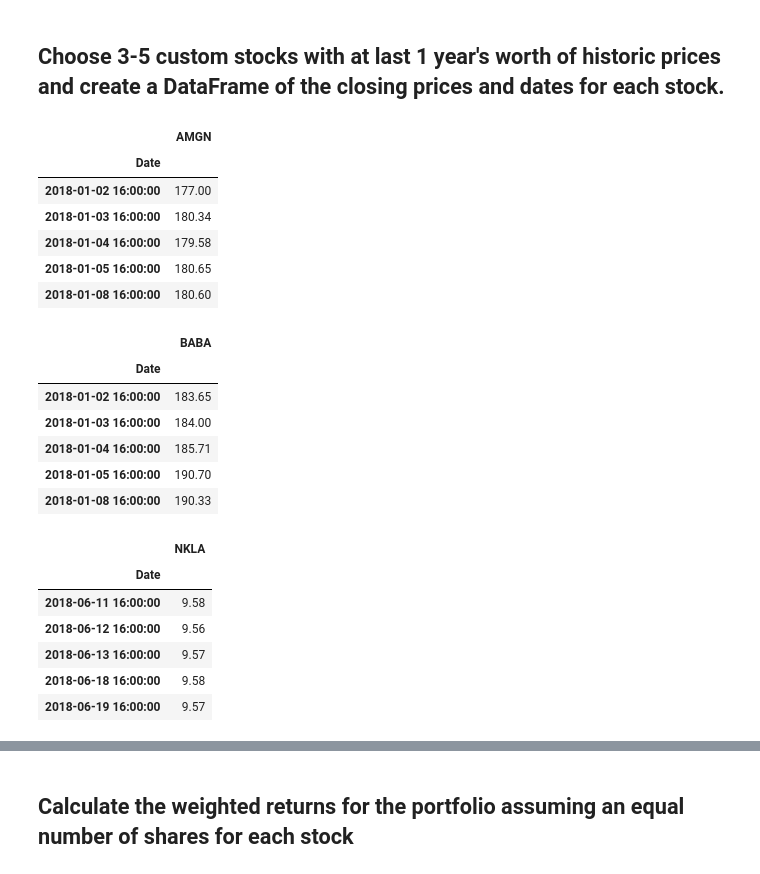
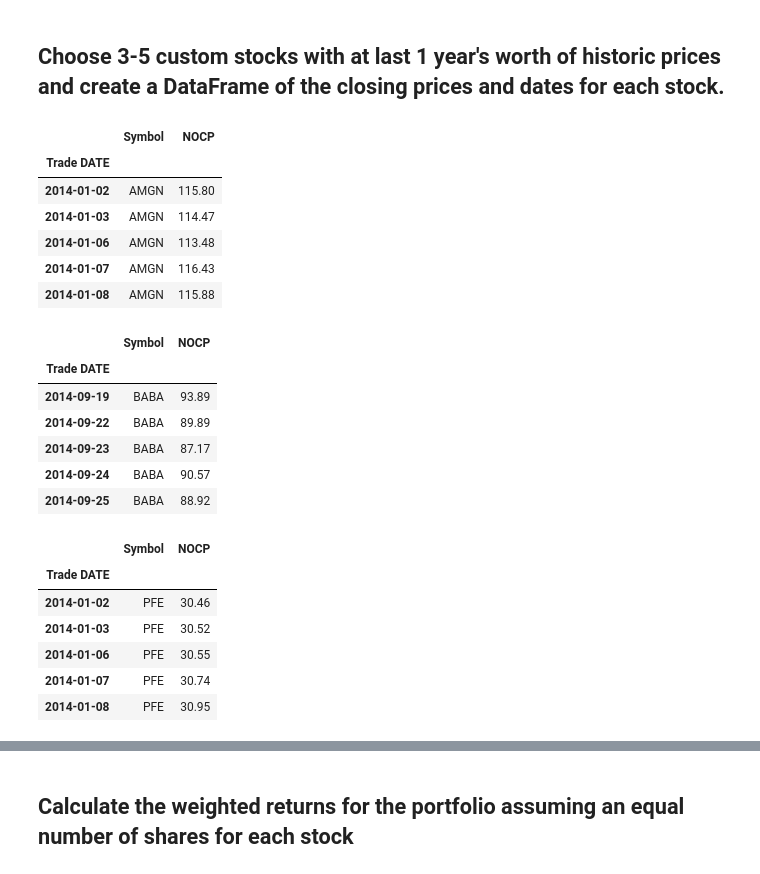
Before and after one commit to tsanpitak/UCB_FinTech, a Jupyter notebook: Projects/04-Pandas/Instructions/Starter_Code/whale_analysis_TS.ipynb, the cells around one changed output, grey strips where cells are left out. Cells and saved outputs as stored; diff of their text form; code cells hidden in the pictures.

```diff
--- a/Projects/04-Pandas/Instructions/Starter_Code/whale_analysis_TS.ipynb
+++ b/Projects/04-Pandas/Instructions/Starter_Code/whale_analysis_TS.ipynb
@@ -381,54 +381,66 @@ In this section, you will build your own portfolio of stocks, calculate the retu
 # %% [markdown]
 ## Choose 3-5 custom stocks with at last 1 year's worth of historic prices and create a DataFrame of the closing prices and dates for each stock.
 # %%
-# Read the first stock
+# Read the first stock - AMGN
 # YOUR CODE HERE
 amgn_price_csv = Path("Resources/AMGN.csv")
 amgn_price = pd.read_csv(
     amgn_price_csv, index_col="Date", parse_dates=True, infer_datetime_format=True
 )
-amgn_price.rename(columns={"Close":"AMGN"}, inplace=True)
+amgn_price.index.name = "Trade DATE"
+amgn_price = amgn_price.rename(columns={"Close":"NOCP"})
+amgn_price["Symbol"] = "AMGN"
+amgn_price = amgn_price[["Symbol", "NOCP"]]
+amgn_price.index = amgn_price.index.strftime("%Y-%m-%d")
 amgn_price.head()
 # %% [output]
-|  | AMGN |
-| Date |  |
-| 2018-01-02 16:00:00 | 177.00 |
-| 2018-01-03 16:00:00 | 180.34 |
-| 2018-01-04 16:00:00 | 179.58 |
-| 2018-01-05 16:00:00 | 180.65 |
-| 2018-01-08 16:00:00 | 180.60 |
+|  | Symbol | NOCP |
+| Trade DATE |  |  |
+| 2014-01-02 | AMGN | 115.80 |
+| 2014-01-03 | AMGN | 114.47 |
+| 2014-01-06 | AMGN | 113.48 |
+| 2014-01-07 | AMGN | 116.43 |
+| 2014-01-08 | AMGN | 115.88 |
 # %%
-# Read the second stock
+# Read the second stock - BABA
 # YOUR CODE HERE
 baba_price_csv = Path("Resources/BABA.csv")
 baba_price = pd.read_csv(
     baba_price_csv, index_col="Date", parse_dates=True, infer_datetime_format=True
 )
-baba_price.rename(columns={"Close":"BABA"}, inplace=True)
+baba_price.index.name = "Trade DATE"
+baba_price = baba_price.rename(columns={"Close":"NOCP"})
+baba_price["Symbol"] = "BABA"
+baba_price = baba_price[["Symbol", "NOCP"]]
+baba_price.index = baba_price.index.strftime("%Y-%m-%d")
 baba_price.head()
 # %% [output]
-|  | BABA |
-| Date |  |
-| 2018-01-02 16:00:00 | 183.65 |
-| 2018-01-03 16:00:00 | 184.00 |
-| 2018-01-04 16:00:00 | 185.71 |
-| 2018-01-05 16:00:00 | 190.70 |
-| 2018-01-08 16:00:00 | 190.33 |
+|  | Symbol | NOCP |
+| Trade DATE |  |  |
+| 2014-09-19 | BABA | 93.89 |
+| 2014-09-22 | BABA | 89.89 |
+| 2014-09-23 | BABA | 87.17 |
+| 2014-09-24 | BABA | 90.57 |
+| 2014-09-25 | BABA | 88.92 |
 # %%
-# Read the third stock
+# Read the third stock - PFE
 # YOUR CODE HERE
-nkla_price_csv = Path("Resources/NKLA.csv")
-nkla_price = pd.read_csv(
-    nkla_price_csv, index_col="Date", parse_dates=True, infer_datetime_format=True
+pfe_price_csv = Path("Resources/PFE.csv")
+pfe_price = pd.read_csv(
+    pfe_price_csv, index_col="Date", parse_dates=True, infer_datetime_format=True
 )
-nkla_price.rename(columns={"Close":"NKLA"}, inplace=True)
-nkla_price.head()
+pfe_price.index.name = "Trade DATE"
+pfe_price = pfe_price.rename(columns={"Close":"NOCP"})
+pfe_price["Symbol"] = "PFE"
+pfe_price = pfe_price[["Symbol", "NOCP"]]
+pfe_price.index = pfe_price.index.strftime("%Y-%m-%d")
+pfe_price.head()
 # %% [output]
-|  | NKLA |
-| Date |  |
-| 2018-06-11 16:00:00 | 9.58 |
-| 2018-06-12 16:00:00 | 9.56 |
-| 2018-06-13 16:00:00 | 9.57 |
-| 2018-06-18 16:00:00 | 9.58 |
-| 2018-06-19 16:00:00 | 9.57 |
+|  | Symbol | NOCP |
+| Trade DATE |  |  |
+| 2014-01-02 | PFE | 30.46 |
+| 2014-01-03 | PFE | 30.52 |
+| 2014-01-06 | PFE | 30.55 |
+| 2014-01-07 | PFE | 30.74 |
+| 2014-01-08 | PFE | 30.95 |
 # %%
```
Also changed, not shown: parts of 20 cells of this notebook.
